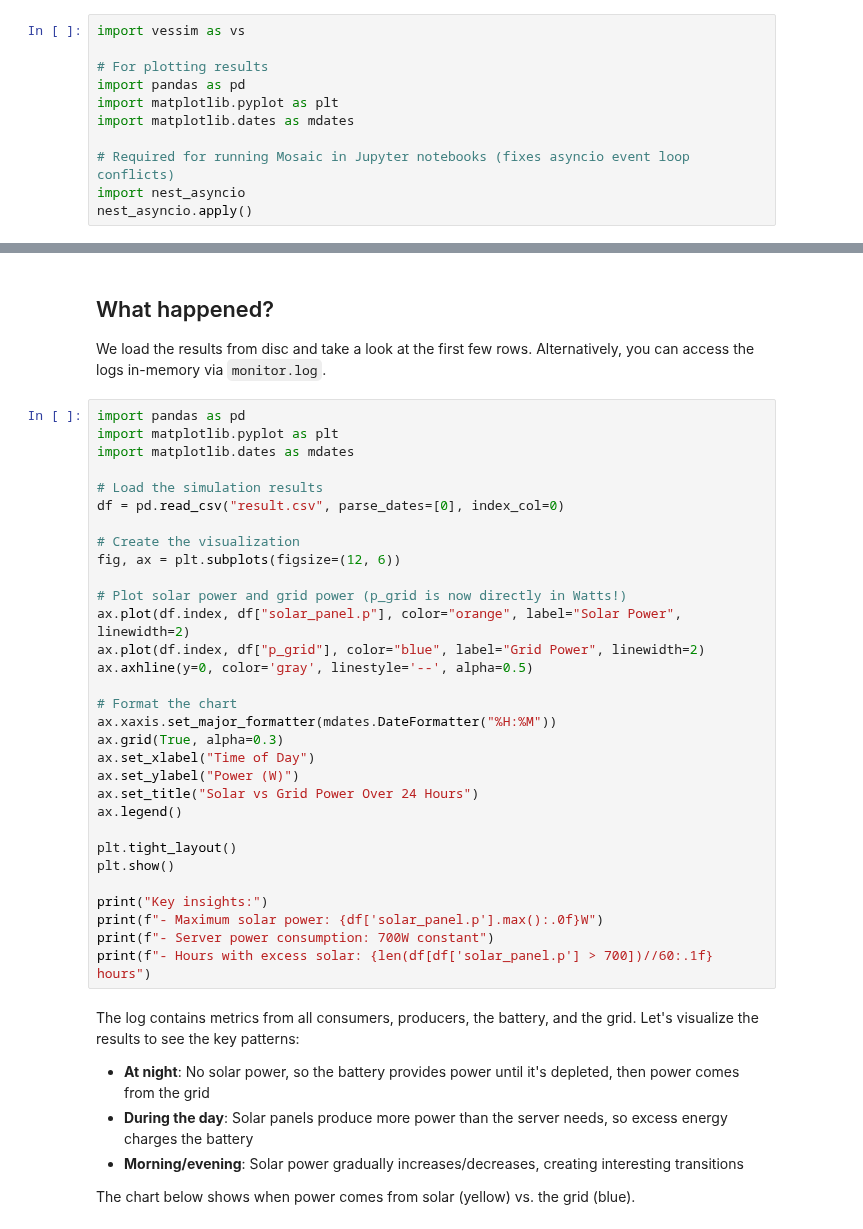
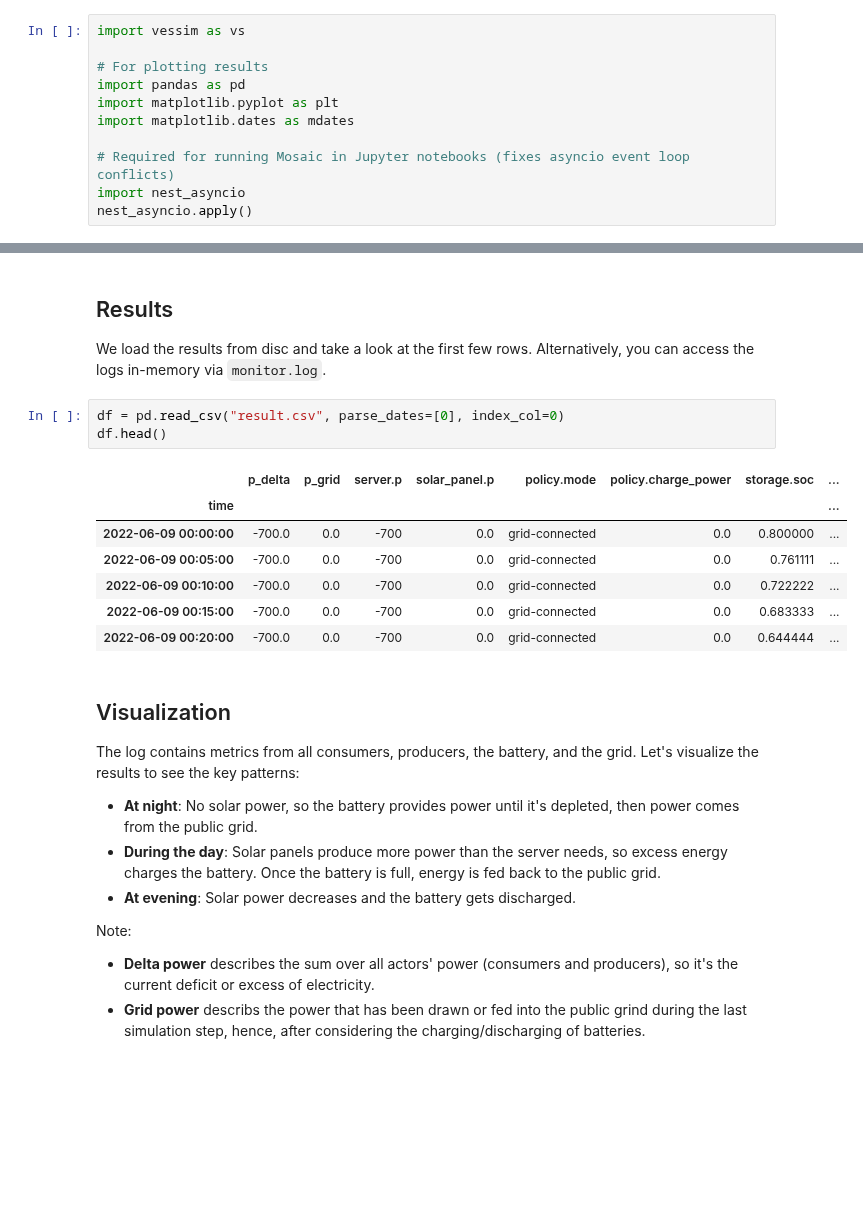
Before and after one commit to dos-group/vessim, a Jupyter notebook: docs/tutorials/1_basic_example.ipynb, the cells around one changed output, grey strips where cells are left out. Saved outputs shown, nothing was run; the diff lists cells and outputs as text; blank space fills up the shorter version.

```diff
--- a/docs/tutorials/1_basic_example.ipynb
+++ b/docs/tutorials/1_basic_example.ipynb
@@ -71,44 +71,28 @@ environment.run(until=24 * 3600)
 # %% [markdown]
-## What happened?
+## Results
 
 We load the results from disc and take a look at the first few rows. Alternatively, you can access the logs in-memory via `monitor.log`.
-# %%
-import pandas as pd
-import matplotlib.pyplot as plt
-import matplotlib.dates as mdates
-
-# Load the simulation results
-df = pd.read_csv("result.csv", parse_dates=[0], index_col=0)
-
-# Create the visualization
-fig, ax = plt.subplots(figsize=(12, 6))
-
-# Plot solar power and grid power (p_grid is now directly in Watts!)
-ax.plot(df.index, df["solar_panel.p"], color="orange", label="Solar Power", linewidth=2)
-ax.plot(df.index, df["p_grid"], color="blue", label="Grid Power", linewidth=2)
-ax.axhline(y=0, color='gray', linestyle='--', alpha=0.5)
-
-# Format the chart
-ax.xaxis.set_major_formatter(mdates.DateFormatter("%H:%M"))
-ax.grid(True, alpha=0.3)
-ax.set_xlabel("Time of Day")
-ax.set_ylabel("Power (W)")
-ax.set_title("Solar vs Grid Power Over 24 Hours")
-ax.legend()
-
-plt.tight_layout()
-plt.show()
-
-print("Key insights:")
-print(f"- Maximum solar power: {df['solar_panel.p'].max():.0f}W")
-print(f"- Server power consumption: 700W constant")
-print(f"- Hours with excess solar: {len(df[df['solar_panel.p'] > 700])//60:.1f} hours")
+# %%
+df = pd.read_csv("result.csv", parse_dates=[0], index_col=0)
+df.head()
+# %% [output]
+|  | p_delta | p_grid | server.p | solar_panel.p | policy.mode | policy.charge_power | storage.soc | ... |
+| time |  |  |  |  |  |  |  | ... |
+| 2022-06-09 00:00:00 | -700.0 | 0.0 | -700 | 0.0 | grid-connected | 0.0 | 0.800000 | ... |
+| 2022-06-09 00:05:00 | -700.0 | 0.0 | -700 | 0.0 | grid-connected | 0.0 | 0.761111 | ... |
+| 2022-06-09 00:10:00 | -700.0 | 0.0 | -700 | 0.0 | grid-connected | 0.0 | 0.722222 | ... |
+| 2022-06-09 00:15:00 | -700.0 | 0.0 | -700 | 0.0 | grid-connected | 0.0 | 0.683333 | ... |
+| 2022-06-09 00:20:00 | -700.0 | 0.0 | -700 | 0.0 | grid-connected | 0.0 | 0.644444 | ... |
 # %% [markdown]
+## Visualization
+
 The log contains metrics from all consumers, producers, the battery, and the grid.
 Let's visualize the results to see the key patterns:
 
-- **At night**: No solar power, so the battery provides power until it's depleted, then power comes from the grid
-- **During the day**: Solar panels produce more power than the server needs, so excess energy charges the battery
-- **Morning/evening**: Solar power gradually increases/decreases, creating interesting transitions
+- **At night**: No solar power, so the battery provides power until it's depleted, then power comes from the public grid.
+- **During the day**: Solar panels produce more power than the server needs, so excess energy charges the battery. Once the battery is full, energy is fed back to the public grid.
+- **At evening**: Solar power decreases and the battery gets discharged.
 
-The chart below shows when power comes from solar (yellow) vs. the grid (blue).
+Note:
+- **Delta power** describes the sum over all actors' power (consumers and producers), so it's the current deficit or excess of electricity.
+- **Grid power** describs the power that has been drawn or fed into the public grind during the last simulation step, hence, after considering the charging/discharging of batteries.
```
Also changed, not shown: parts of 6 cells of this notebook, 8 other files.
